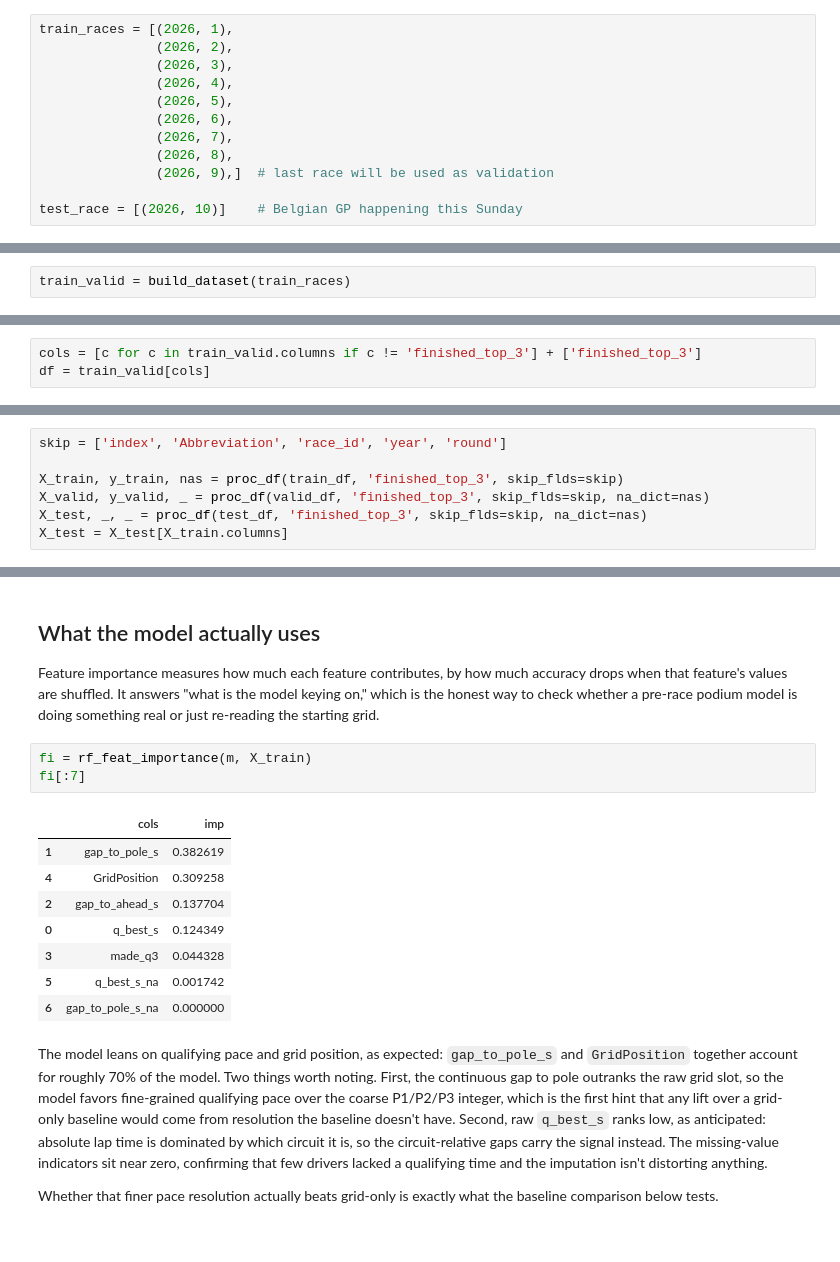
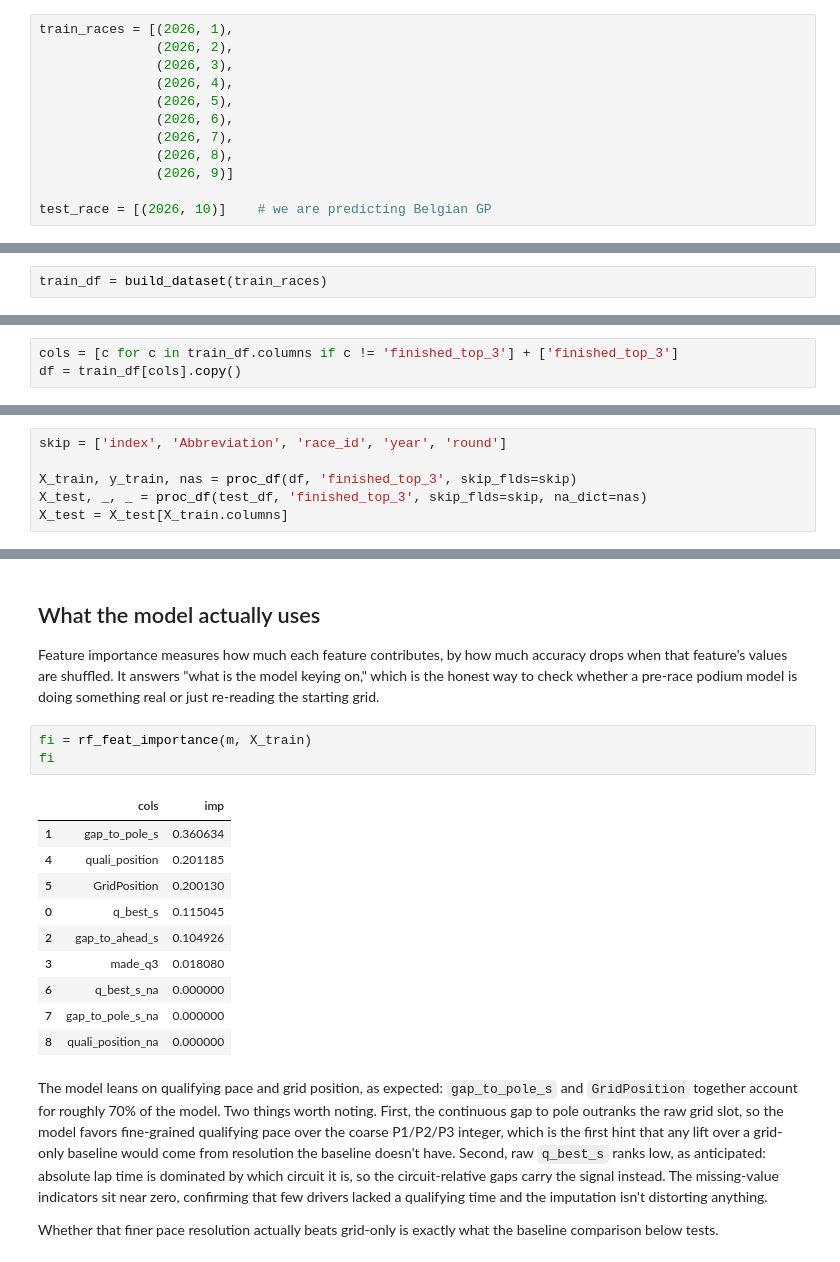
Before and after one commit to ipolishc22/f1-predictor, a Jupyter notebook: notebooks/podium_predictor_build.ipynb, the cells around one changed output, grey strips where cells are left out. Cells and saved outputs as stored; diff of their text form.

```diff
--- a/notebooks/podium_predictor_build.ipynb
+++ b/notebooks/podium_predictor_build.ipynb
@@ -33,15 +33,15 @@ train_races = [(2026, 1),
                (2026, 6),
                (2026, 7),
                (2026, 8),
-               (2026, 9),]  # last race will be used as validation
+               (2026, 9)]
 
-test_race = [(2026, 10)]    # Belgian GP happening this Sunday
+test_race = [(2026, 10)]    # we are predicting Belgian GP
 # %% [markdown]
 ## Load the data
 
 `build_dataset` loops the per-race loader over the chosen rounds and stacks them into one frame. Training and validation come from rounds that have already run; the test race (the upcoming Belgian GP) is loaded separately once its qualifying happens, so it is never seen during training.
 # %%
-train_valid = build_dataset(train_races)
+train_df = build_dataset(train_races)
 # %% [output]
 core           INFO     Loading data for Australian Grand Prix - Qualifying [v3.8.3]
 req            INFO     Using cached data for session_info
@@ -82,6 +75,6 @@ core           INFO     Finished loading data for 0 drivers: []
 # %%
-cols = [c for c in train_valid.columns if c != 'finished_top_3'] + ['finished_top_3']
-df = train_valid[cols]
+cols = [c for c in train_df.columns if c != 'finished_top_3'] + ['finished_top_3']
+df = train_df[cols].copy()
 # %%
 df
 # %% [output]
@@ -130,8 +111,7 @@ Fill values and encodings are learned on the training set only, then applied unc
 # %%
 skip = ['index', 'Abbreviation', 'race_id', 'year', 'round']
 
-X_train, y_train, nas = proc_df(train_df, 'finished_top_3', skip_flds=skip)
-X_valid, y_valid, _ = proc_df(valid_df, 'finished_top_3', skip_flds=skip, na_dict=nas)
+X_train, y_train, nas = proc_df(df, 'finished_top_3', skip_flds=skip)
 X_test, _, _ = proc_df(test_df, 'finished_top_3', skip_flds=skip, na_dict=nas)
 X_test = X_test[X_train.columns]
 # %%
@@ -155,16 +135,18 @@ RandomForestClassifier(max_features=0.5, min_samples_leaf=3, n_jobs=-1,
 Feature importance measures how much each feature contributes, by how much accuracy drops when that feature's values are shuffled. It answers "what is the model keying on," which is the honest way to check whether a pre-race podium model is doing something real or just re-reading the starting grid.
 # %%
 fi = rf_feat_importance(m, X_train)
-fi[:7]
+fi
 # %% [output]
 |  | cols | imp |
-| 1 | gap_to_pole_s | 0.382619 |
-| 4 | GridPosition | 0.309258 |
-| 2 | gap_to_ahead_s | 0.137704 |
-| 0 | q_best_s | 0.124349 |
-| 3 | made_q3 | 0.044328 |
-| 5 | q_best_s_na | 0.001742 |
-| 6 | gap_to_pole_s_na | 0.000000 |
+| 1 | gap_to_pole_s | 0.360634 |
+| 4 | quali_position | 0.201185 |
+| 5 | GridPosition | 0.200130 |
+| 0 | q_best_s | 0.115045 |
+| 2 | gap_to_ahead_s | 0.104926 |
+| 3 | made_q3 | 0.018080 |
+| 6 | q_best_s_na | 0.000000 |
+| 7 | gap_to_pole_s_na | 0.000000 |
+| 8 | quali_position_na | 0.000000 |
 # %% [markdown]
 The model leans on qualifying pace and grid position, as expected: `gap_to_pole_s` and `GridPosition` together account for roughly 70% of the model. Two things worth noting. First, the continuous gap to pole outranks the raw grid slot, so the model favors fine-grained qualifying pace over the coarse P1/P2/P3 integer, which is the first hint that any lift over a grid-only baseline would come from resolution the baseline doesn't have. Second, raw `q_best_s` ranks low, as anticipated: absolute lap time is dominated by which circuit it is, so the circuit-relative gaps carry the signal instead. The missing-value indicators sit near zero, confirming that few drivers lacked a qualifying time and the imputation isn't distorting anything.
 
```
Also changed, not shown: parts of 11 cells of this notebook.
